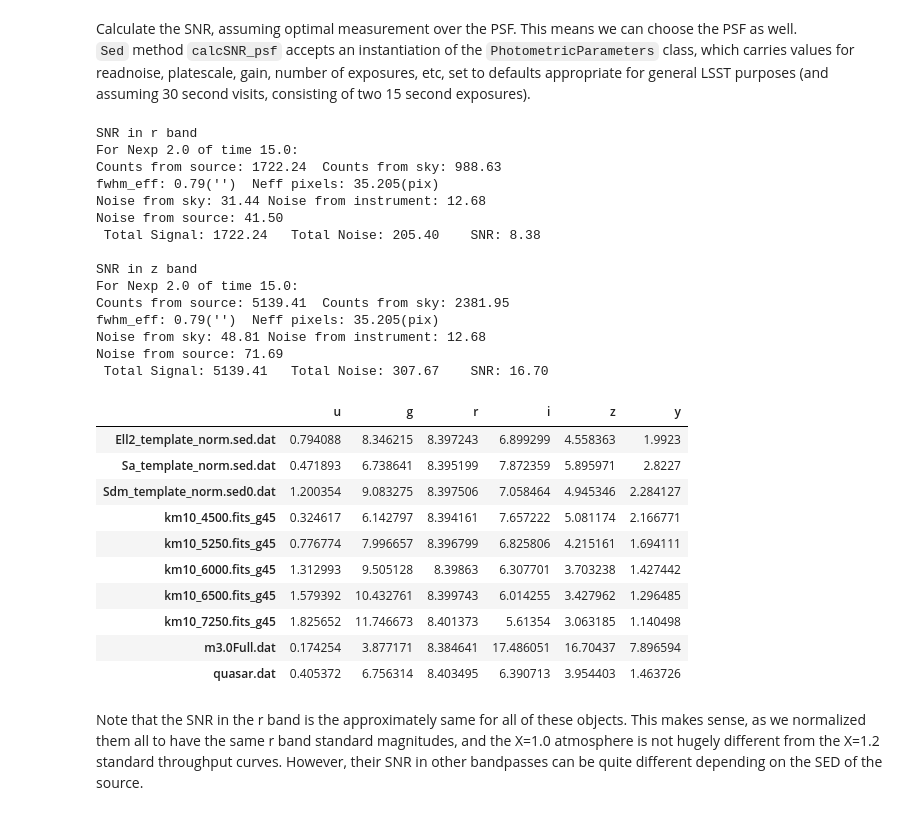
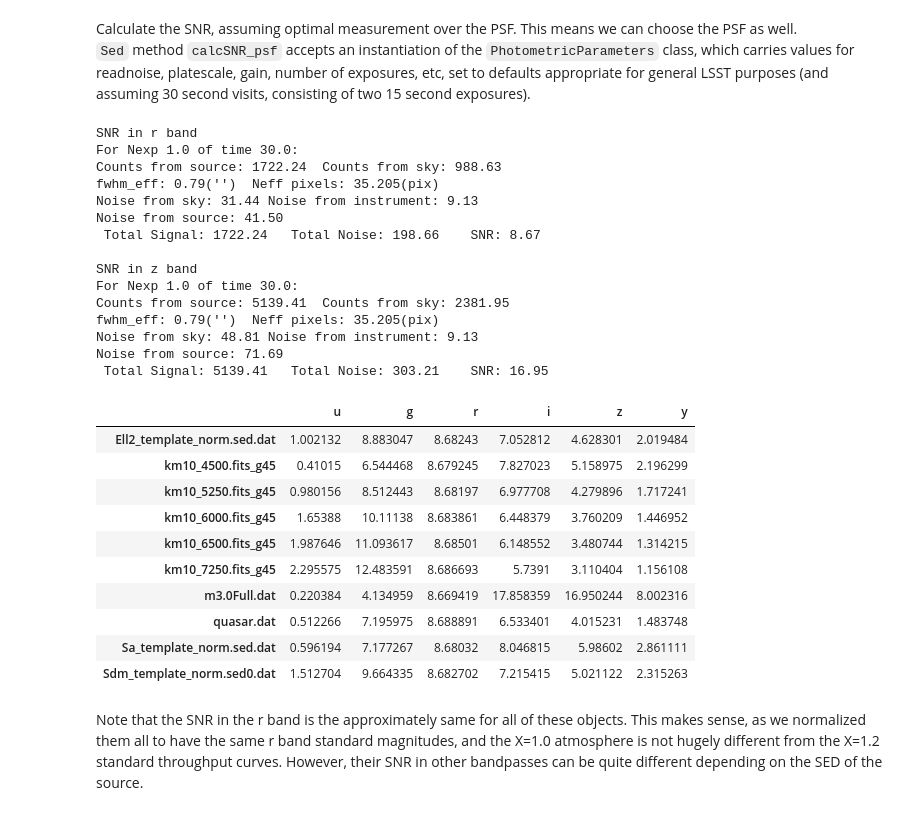
Before and after one commit to lsst/throughputs, a Jupyter notebook: examples/Calculating SNR.ipynb, the cells around one changed output. Saved outputs shown, nothing was run; the diff lists cells and outputs as text; code cells hidden in the pictures.

```diff
--- a/examples/Calculating SNR.ipynb
+++ b/examples/Calculating SNR.ipynb
@@ -155,58 +156,58 @@ Calculate the SNR, assuming optimal measurement over the PSF. This means we can
 `Sed` method `calcSNR_psf` accepts an instantiation of the `PhotometricParameters` class, which carries values for readnoise, platescale, gain, number of exposures, etc, set to defaults appropriate for general LSST purposes (and assuming 30 second visits, consisting of two 15 second exposures).
 # %%
 # Set up the photometric parameters for LSST
-photParams = PhotometricParameters(gain=1)
+photParams = PhotometricParameters(gain=1, exptime=30, nexp=1)
 # Set up the seeing. "seeing" traditional = FWHMgeom in our terms
 #  (i.e. the physical size of a double-gaussian or von Karman PSF)
 # But we use the equivalent FWHM of a single gaussian in the SNR calculation, so convert.
 seeing = 0.7
-FWHMeff = SignalToNoise.fwhm_geom2_fwhm_eff(seeing)
+FWHMeff = snr.fwhm_geom2_fwhm_eff(seeing)
 # %%
 # We can investigate the SNR calculation a little closer for a single object, let's use the Mdwarf.
 s = 'm3.0Full.dat'
 f = 'r'
 print("SNR in %s band" % f)
-_ = SignalToNoise.calc_snr_sed(seds[s], lsst_total[f], darksky, lsst_system[f], photParams, FWHMeff, verbose=True)
+_ = snr.calc_snr_sed(seds[s], lsst_total[f], darksky, lsst_system[f], photParams, FWHMeff, verbose=True)
 print('')
 f = 'z'
 print("SNR in %s band" % f)
-_ = SignalToNoise.calc_snr_sed(seds[s], lsst_total[f], darksky, lsst_system[f], photParams, FWHMeff, verbose=True)
+_ = snr.calc_snr_sed(seds[s], lsst_total[f], darksky, lsst_system[f], photParams, FWHMeff, verbose=True)
 # %% [output]
 SNR in r band
-For Nexp 2.0 of time 15.0:
+For Nexp 1.0 of time 30.0:
 Counts from source: 1722.24  Counts from sky: 988.63
 fwhm_eff: 0.79('')  Neff pixels: 35.205(pix)
-Noise from sky: 31.44 Noise from instrument: 12.68
+Noise from sky: 31.44 Noise from instrument: 9.13
 Noise from source: 41.50
- Total Signal: 1722.24   Total Noise: 205.40    SNR: 8.38
+ Total Signal: 1722.24   Total Noise: 198.66    SNR: 8.67
 
 SNR in z band
-For Nexp 2.0 of time 15.0:
+For Nexp 1.0 of time 30.0:
 Counts from source: 5139.41  Counts from sky: 2381.95
 fwhm_eff: 0.79('')  Neff pixels: 35.205(pix)
-Noise from sky: 48.81 Noise from instrument: 12.68
+Noise from sky: 48.81 Noise from instrument: 9.13
 Noise from source: 71.69
- Total Signal: 5139.41   Total Noise: 307.67    SNR: 16.70
+ Total Signal: 5139.41   Total Noise: 303.21    SNR: 16.95
 # %%
 # Calculate SNR for all seds in all filters.
-snr = pd.DataFrame(index=seds, columns=filterlist)
-for i, s in enumerate(seds):
+snr_df = pd.DataFrame(index=seds, columns=filterlist)
+for s in seds:
     for f in filterlist:
-        snr.iloc[i][f] = SignalToNoise.calc_snr_sed(seds[s], lsst_total[f], darksky, lsst_system[f],
+        snr_df.loc[s, f] = snr.calc_snr_sed(seds[s], lsst_total[f], darksky, lsst_system[f],
                                                    photParams, fwhm_eff=FWHMeff, verbose=False)
-snr
+snr_df
 # %% [output]
 |  | u | g | r | i | z | y |
-| Ell2_template_norm.sed.dat | 0.794088 | 8.346215 | 8.397243 | 6.899299 | 4.558363 | 1.9923 |
-| Sa_template_norm.sed.dat | 0.471893 | 6.738641 | 8.395199 | 7.872359 | 5.895971 | 2.8227 |
-| Sdm_template_norm.sed0.dat | 1.200354 | 9.083275 | 8.397506 | 7.058464 | 4.945346 | 2.284127 |
-| km10_4500.fits_g45 | 0.324617 | 6.142797 | 8.394161 | 7.657222 | 5.081174 | 2.166771 |
-| km10_5250.fits_g45 | 0.776774 | 7.996657 | 8.396799 | 6.825806 | 4.215161 | 1.694111 |
-| km10_6000.fits_g45 | 1.312993 | 9.505128 | 8.39863 | 6.307701 | 3.703238 | 1.427442 |
-| km10_6500.fits_g45 | 1.579392 | 10.432761 | 8.399743 | 6.014255 | 3.427962 | 1.296485 |
-| km10_7250.fits_g45 | 1.825652 | 11.746673 | 8.401373 | 5.61354 | 3.063185 | 1.140498 |
-| m3.0Full.dat | 0.174254 | 3.877171 | 8.384641 | 17.486051 | 16.70437 | 7.896594 |
-| quasar.dat | 0.405372 | 6.756314 | 8.403495 | 6.390713 | 3.954403 | 1.463726 |
+| Ell2_template_norm.sed.dat | 1.002132 | 8.883047 | 8.68243 | 7.052812 | 4.628301 | 2.019484 |
+| km10_4500.fits_g45 | 0.41015 | 6.544468 | 8.679245 | 7.827023 | 5.158975 | 2.196299 |
+| km10_5250.fits_g45 | 0.980156 | 8.512443 | 8.68197 | 6.977708 | 4.279896 | 1.717241 |
+| km10_6000.fits_g45 | 1.65388 | 10.11138 | 8.683861 | 6.448379 | 3.760209 | 1.446952 |
+| km10_6500.fits_g45 | 1.987646 | 11.093617 | 8.68501 | 6.148552 | 3.480744 | 1.314215 |
+| km10_7250.fits_g45 | 2.295575 | 12.483591 | 8.686693 | 5.7391 | 3.110404 | 1.156108 |
+| m3.0Full.dat | 0.220384 | 4.134959 | 8.669419 | 17.858359 | 16.950244 | 8.002316 |
+| quasar.dat | 0.512266 | 7.195975 | 8.688891 | 6.533401 | 4.015231 | 1.483748 |
+| Sa_template_norm.sed.dat | 0.596194 | 7.177267 | 8.68032 | 8.046815 | 5.98602 | 2.861111 |
+| Sdm_template_norm.sed0.dat | 1.512704 | 9.664335 | 8.682702 | 7.215415 | 5.021122 | 2.315263 |
 # %% [markdown]
 Note that the SNR in the r band is the approximately same for all of these objects. This makes sense, as we normalized them all to have the same r band standard magnitudes, and the X=1.0 atmosphere is not hugely different from the X=1.2 standard throughput curves.  However, their SNR in other bandpasses can be quite different depending on the SED of the source.
 # %% [markdown]
```
Also changed, not shown: parts of 7 cells of this notebook, 4 other files.
